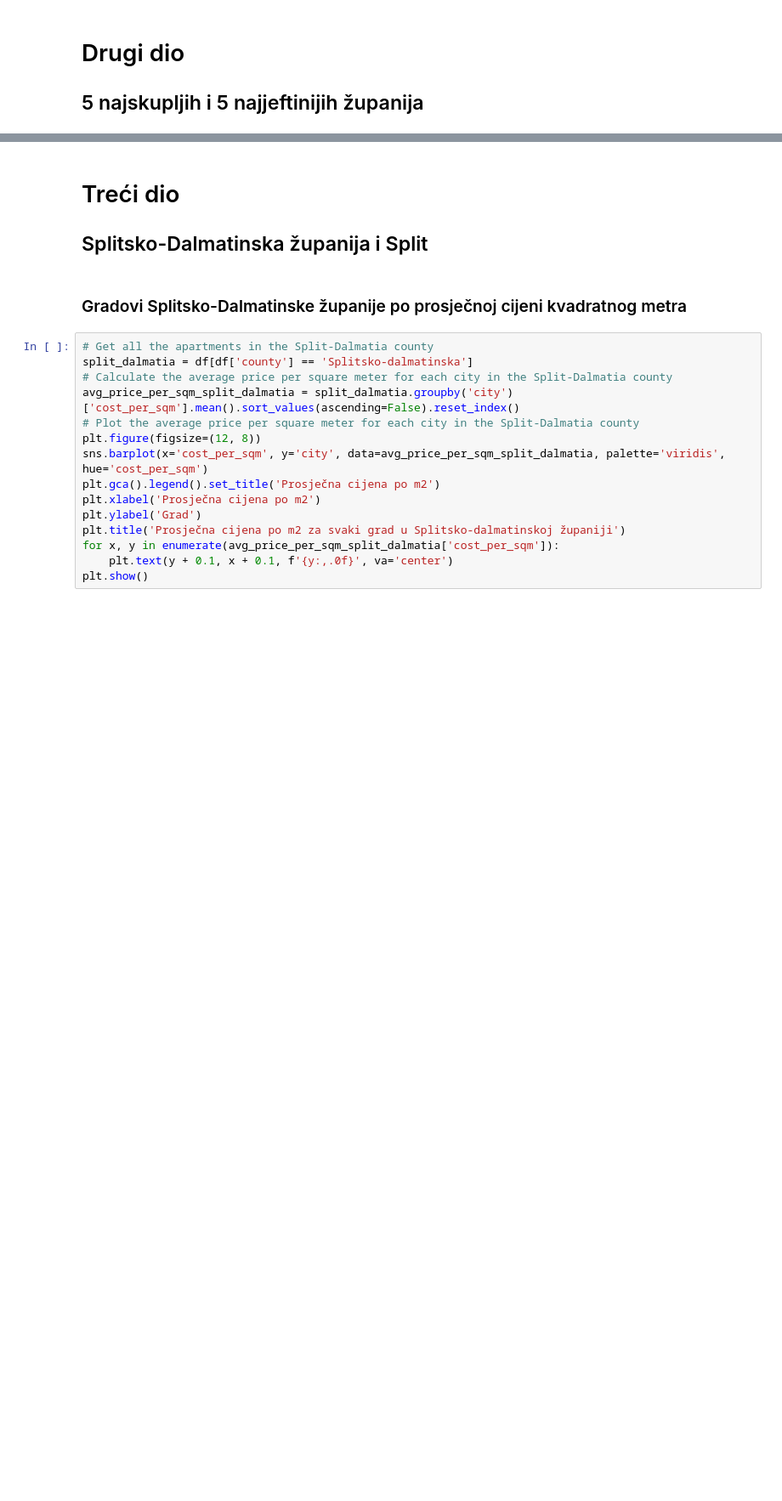
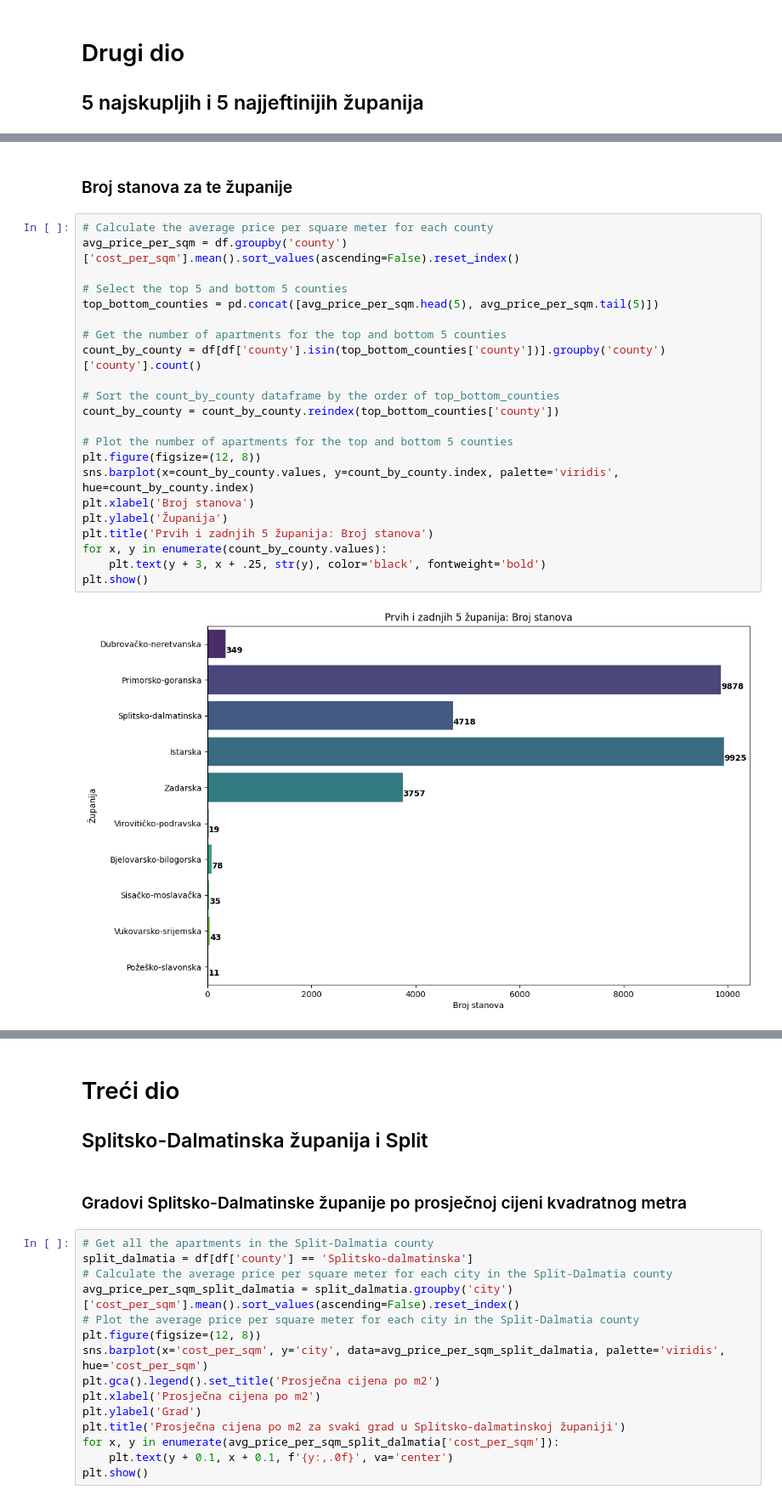
Before and after one commit to stipe-jurkovic/Python-crawler-for-UUPZ, a Jupyter notebook: utils/analysis.ipynb, the cells around one changed output, grey strips where cells are left out. Shown at 85% size. Drawn from its saved outputs; the diff is of its cells as text; blank space fills up the shorter version.

```diff
--- a/utils/analysis.ipynb
+++ b/utils/analysis.ipynb
@@ -231,0 +235,26 @@ plt.show()
+# %% [markdown]
+### Broj stanova za te županije
+# %%
+# Calculate the average price per square meter for each county
+avg_price_per_sqm = df.groupby('county')['cost_per_sqm'].mean().sort_values(ascending=False).reset_index()
+
+# Select the top 5 and bottom 5 counties
+top_bottom_counties = pd.concat([avg_price_per_sqm.head(5), avg_price_per_sqm.tail(5)])
+
+# Get the number of apartments for the top and bottom 5 counties
+count_by_county = df[df['county'].isin(top_bottom_counties['county'])].groupby('county')['county'].count()
+
+# Sort the count_by_county dataframe by the order of top_bottom_counties
+count_by_county = count_by_county.reindex(top_bottom_counties['county'])
+
+# Plot the number of apartments for the top and bottom 5 counties
+plt.figure(figsize=(12, 8))
+sns.barplot(x=count_by_county.values, y=count_by_county.index, palette='viridis', hue=count_by_county.index)
+plt.xlabel('Broj stanova')
+plt.ylabel('Županija')
+plt.title('Prvih i zadnjih 5 županija: Broj stanova')
+for x, y in enumerate(count_by_county.values):
+    plt.text(y + 3, x + .25, str(y), color='black', fontweight='bold')
+plt.show()
+# %% [output]
+[figure, added]
```
Also changed, not shown: parts of 14 cells of this notebook.
